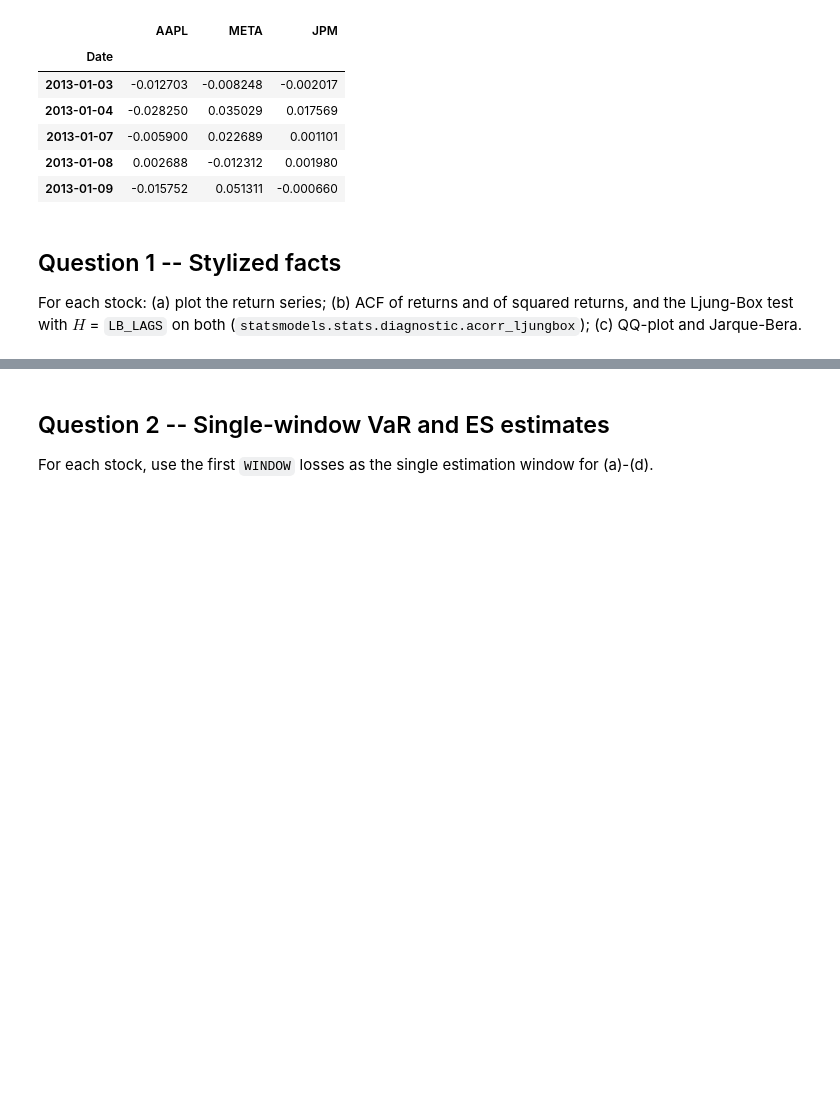
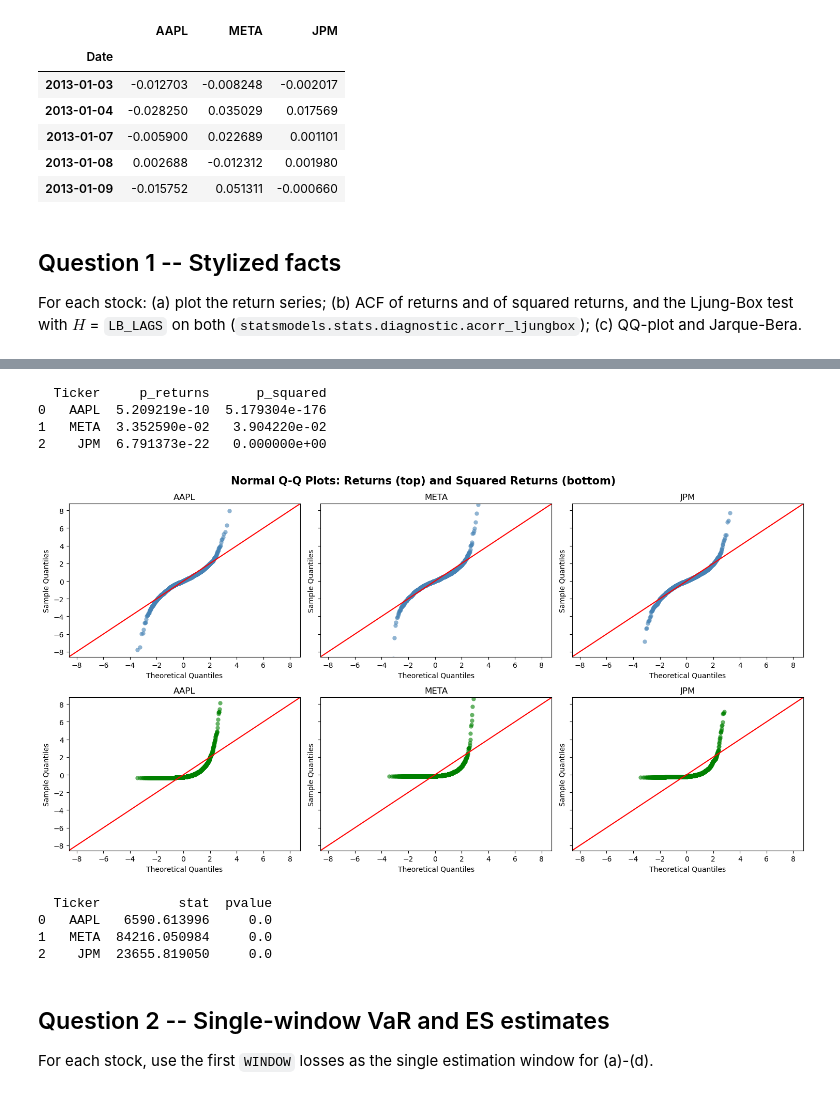
Before and after one commit to gpadidee/Project-QRM, a Jupyter notebook: Project_template.ipynb, the cells around one changed output, grey strips where cells are left out. Drawn from its saved outputs; the diff is of its cells as text; code cells hidden in the pictures; blank space fills up the shorter version.

```diff
--- a/Project_template.ipynb
+++ b/Project_template.ipynb
@@ -92,3 +156,54 @@ Ljung-Box test with $H$ = `LB_LAGS` on both (`statsmodels.stats.diagnostic.acorr
+# %%
+from statsmodels.stats.diagnostic import acorr_ljungbox
+
+results_lb = []
+for ticker in tickers:
+    lb_returns = acorr_ljungbox(returns[ticker], lags=[LB_LAGS], return_df=True)
+    lb_squared = acorr_ljungbox(returns[ticker]**2, lags=[LB_LAGS], return_df=True)
+
+    results_lb.append({"Ticker": ticker,"p_returns": lb_returns["lb_pvalue"].iloc[0],"p_squared": lb_squared["lb_pvalue"].iloc[0]})
+
+results_lb = pd.DataFrame(results_lb)
+print(results_lb)
+# %% [output]
+  Ticker     p_returns      p_squared
+0   AAPL  5.209219e-10  5.179304e-176
+1   META  3.352590e-02   3.904220e-02
+2    JPM  6.791373e-22   0.000000e+00
+# %%
+import statsmodels.api as sm
+
+
+fig, axes = plt.subplots(2, 3, figsize=(15, 8), sharey=True)
+
+for i, ticker in enumerate(tickers):
+    sm.qqplot(returns[ticker], fit=True, line="45", ax=axes[0,i], markerfacecolor="steelblue", markeredgecolor="none",alpha=0.6)
+    sm.qqplot(returns[ticker]**2, fit=True, line="45", ax=axes[1,i], markerfacecolor="green", markeredgecolor="none",alpha=0.6)
+
+    axes[0, i].set_title(ticker)
+    axes[1, i].set_title(ticker)
+
+fig.suptitle("Normal Q-Q Plots: Returns (top) and Squared Returns (bottom)", fontsize=15, fontweight="bold")
+plt.tight_layout()
+plt.show()
+# %% [output]
+[figure, added]
+# %%
+from scipy.stats import jarque_bera
+
+jb_values = []
+
+for ticker in tickers:
+    stat, pvalue = jarque_bera(returns[ticker].dropna())
+    jb_values.append({"Ticker": ticker,"stat": stat,"pvalue": pvalue})
+
+jb_values = pd.DataFrame(jb_values)
+print(jb_values)
+# %% [output]
+  Ticker          stat  pvalue
+0   AAPL   6590.613996     0.0
+1   META  84216.050984     0.0
+2    JPM  23655.819050     0.0
 # %% [markdown]
 ## Question 2 -- Single-window VaR and ES estimates
 
```
Also changed, not shown: parts of 24 cells of this notebook.
